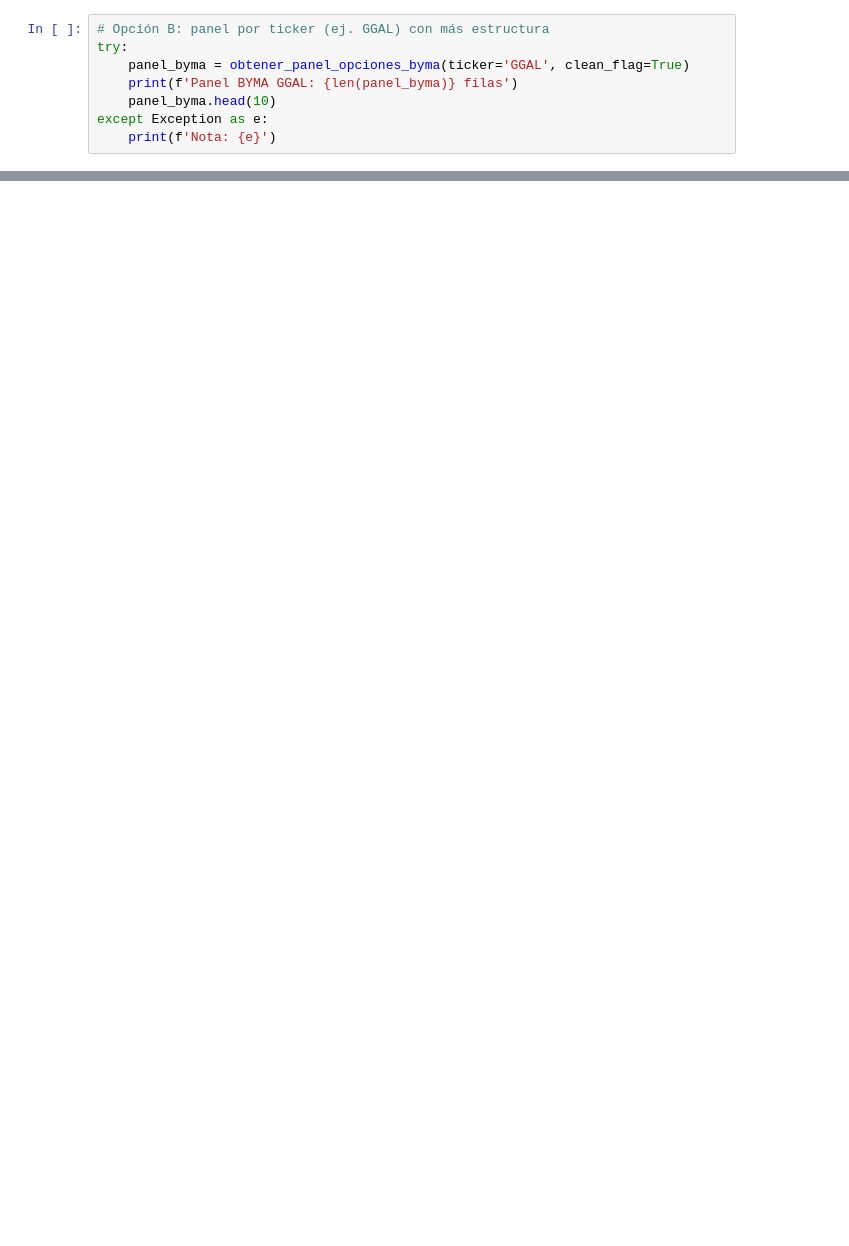
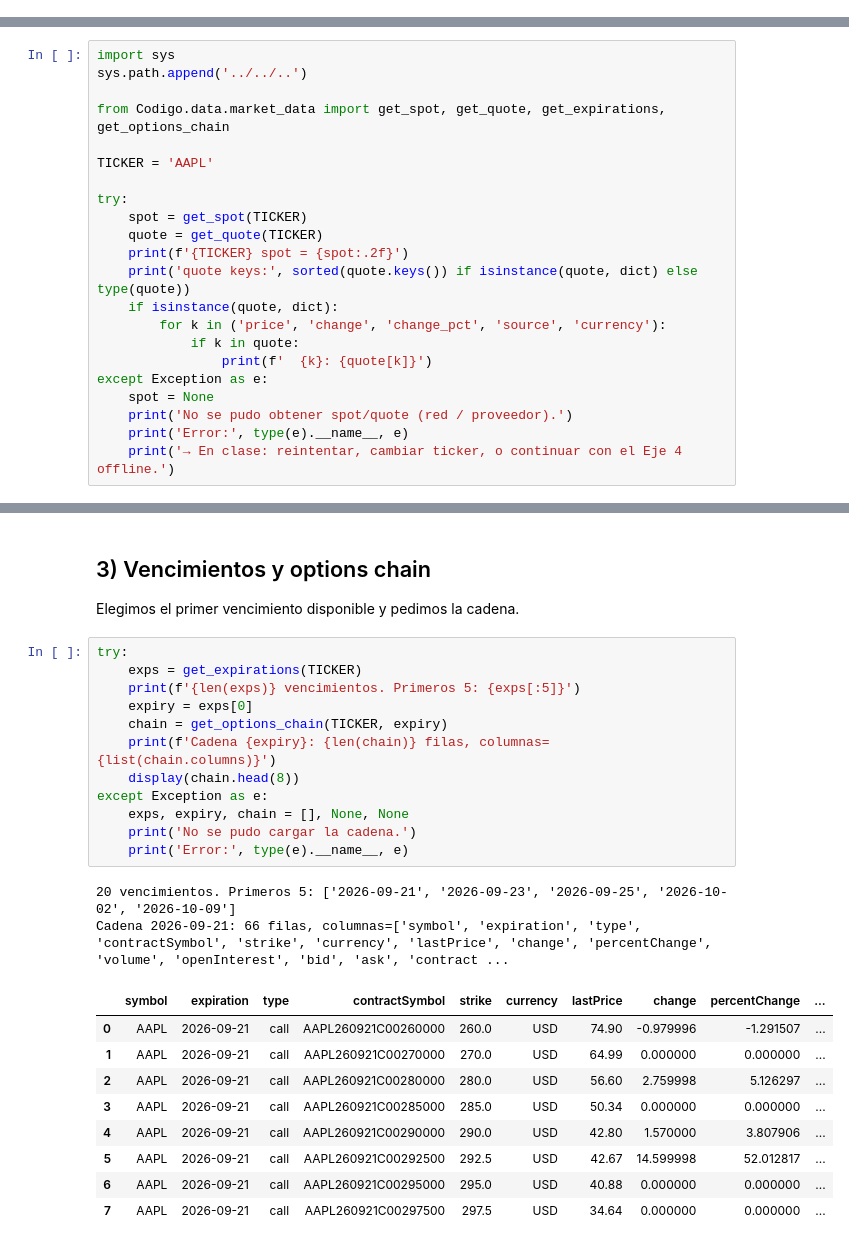
Before and after one commit to manumau-hub/finanzasCuantitativas, a Jupyter notebook: Notebooks/ejes/01_introduccion_derivados/01d_paneles_python.ipynb, the cells around one changed output, grey strips where cells are left out. Drawn from its saved outputs; the diff is of its cells as text; blank space fills up the shorter version.

```diff
--- a/Notebooks/ejes/01_introduccion_derivados/01d_paneles_python.ipynb
+++ b/Notebooks/ejes/01_introduccion_derivados/01d_paneles_python.ipynb
@@ -86,8 +0,0 @@ Panel IOL: 399 filas
-# %%
-# Opción B: panel por ticker (ej. GGAL) con más estructura
-try:
-    panel_byma = obtener_panel_opciones_byma(ticker='GGAL', clean_flag=True)
-    print(f'Panel BYMA GGAL: {len(panel_byma)} filas')
-    panel_byma.head(10)
-except Exception as e:
-    print(f'Nota: {e}')
@@ -116,0 +28,22 @@ Panel BYMA GGAL: 81 filas
+# %%
+import sys
+sys.path.append('../../..')
+
+from Codigo.data.market_data import get_spot, get_quote, get_expirations, get_options_chain
+
+TICKER = 'AAPL'
+
+try:
+    spot = get_spot(TICKER)
+    quote = get_quote(TICKER)
+    print(f'{TICKER} spot = {spot:.2f}')
+    print('quote keys:', sorted(quote.keys()) if isinstance(quote, dict) else type(quote))
+    if isinstance(quote, dict):
+        for k in ('price', 'change', 'change_pct', 'source', 'currency'):
+            if k in quote:
+                print(f'  {k}: {quote[k]}')
+except Exception as e:
+    spot = None
+    print('No se pudo obtener spot/quote (red / proveedor).')
+    print('Error:', type(e).__name__, e)
+    print('→ En clase: reintentar, cambiar ticker, o continuar con el Eje 4 offline.')
@@ -116,0 +55,28 @@ Panel BYMA GGAL: 81 filas
+# %% [markdown]
+## 3) Vencimientos y options chain
+
+Elegimos el primer vencimiento disponible y pedimos la cadena.
+# %%
+try:
+    exps = get_expirations(TICKER)
+    print(f'{len(exps)} vencimientos. Primeros 5: {exps[:5]}')
+    expiry = exps[0]
+    chain = get_options_chain(TICKER, expiry)
+    print(f'Cadena {expiry}: {len(chain)} filas, columnas={list(chain.columns)}')
+    display(chain.head(8))
+except Exception as e:
+    exps, expiry, chain = [], None, None
+    print('No se pudo cargar la cadena.')
+    print('Error:', type(e).__name__, e)
+# %% [output]
+20 vencimientos. Primeros 5: ['2026-09-21', '2026-09-23', '2026-09-25', '2026-10-02', '2026-10-09']
+Cadena 2026-09-21: 66 filas, columnas=['symbol', 'expiration', 'type', 'contractSymbol', 'strike', 'currency', 'lastPrice', 'change', 'percentChange', 'volume', 'openInterest', 'bid', 'ask', 'contract ...
+|  | symbol | expiration | type | contractSymbol | strike | currency | lastPrice | change | percentChange | ... |
+| 0 | AAPL | 2026-09-21 | call | AAPL260921C00260000 | 260.0 | USD | 74.90 | -0.979996 | -1.291507 | ... |
+| 1 | AAPL | 2026-09-21 | call | AAPL260921C00270000 | 270.0 | USD | 64.99 | 0.000000 | 0.000000 | ... |
+| 2 | AAPL | 2026-09-21 | call | AAPL260921C00280000 | 280.0 | USD | 56.60 | 2.759998 | 5.126297 | ... |
+| 3 | AAPL | 2026-09-21 | call | AAPL260921C00285000 | 285.0 | USD | 50.34 | 0.000000 | 0.000000 | ... |
+| 4 | AAPL | 2026-09-21 | call | AAPL260921C00290000 | 290.0 | USD | 42.80 | 1.570000 | 3.807906 | ... |
+| 5 | AAPL | 2026-09-21 | call | AAPL260921C00292500 | 292.5 | USD | 42.67 | 14.599998 | 52.012817 | ... |
+| 6 | AAPL | 2026-09-21 | call | AAPL260921C00295000 | 295.0 | USD | 40.88 | 0.000000 | 0.000000 | ... |
+| 7 | AAPL | 2026-09-21 | call | AAPL260921C00297500 | 297.5 | USD | 34.64 | 0.000000 | 0.000000 | ... |
```
Also changed, not shown: parts of 22 cells of this notebook, 28 other files.
